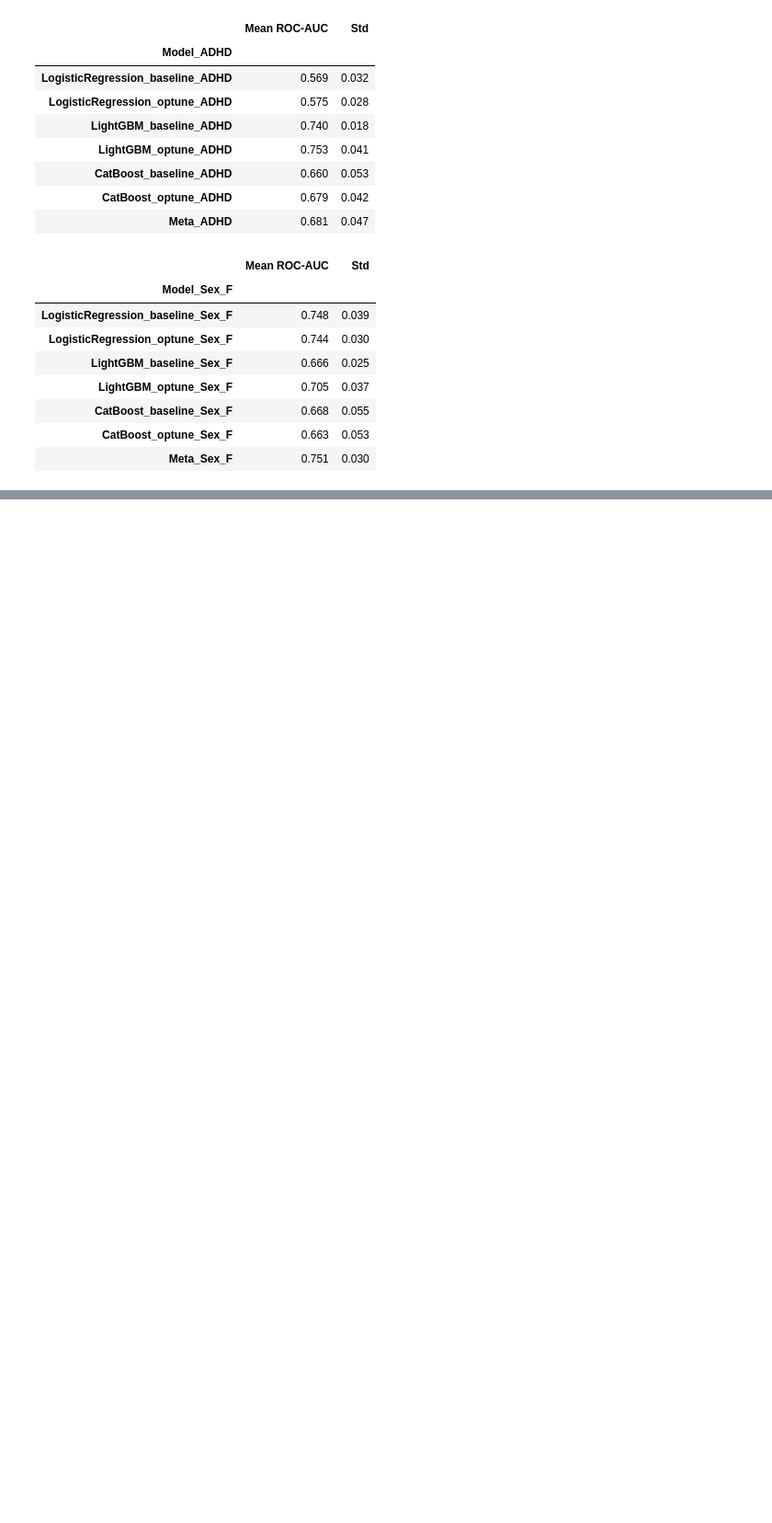
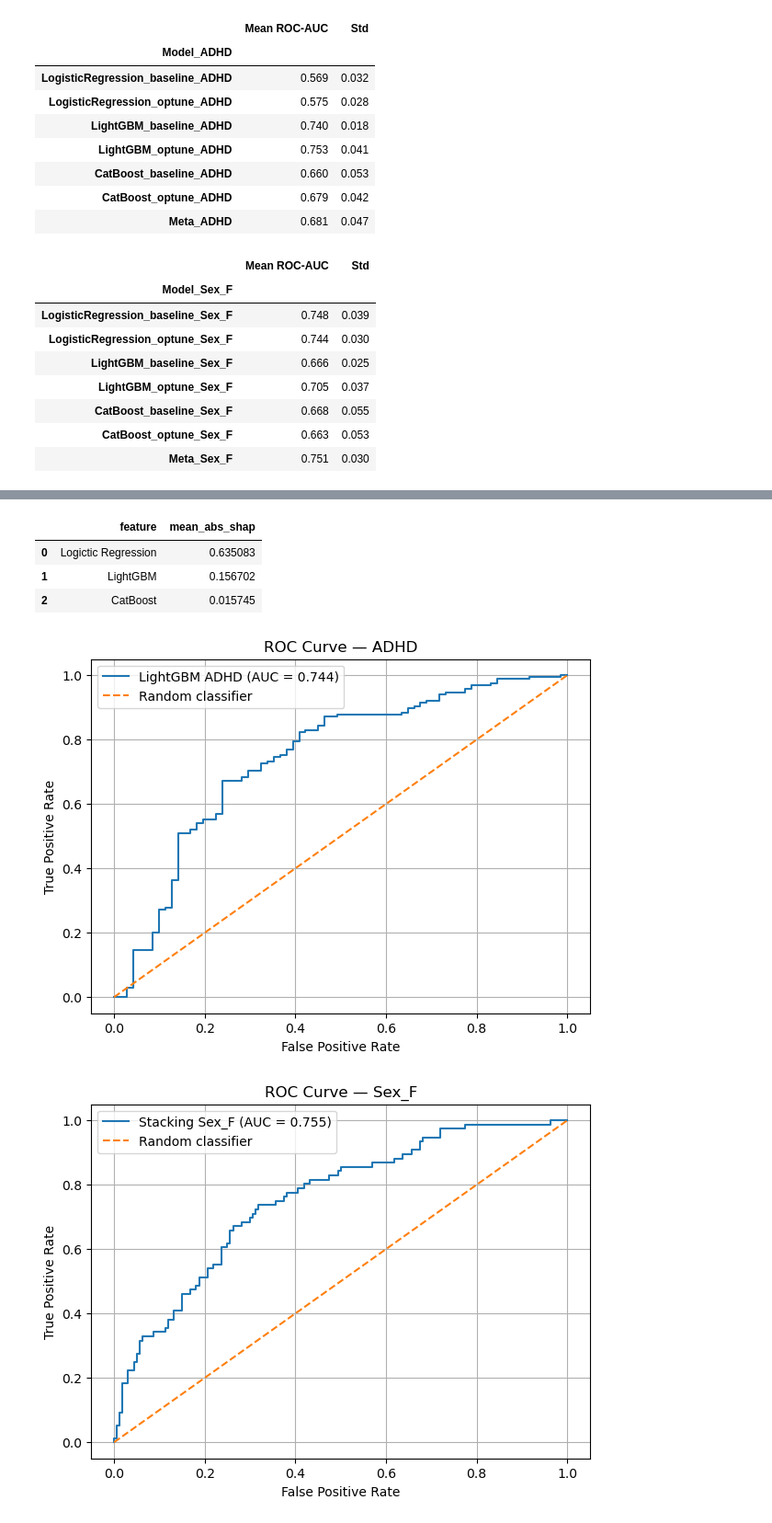
Before and after one commit to lelaalena99/widsdatathon2025, a Jupyter notebook: 4_tuning.ipynb, the cells around one changed output, grey strips where cells are left out. Shown at 92% size. Drawn from its saved outputs; the diff is of its cells as text; code cells hidden in the pictures; blank space fills up the shorter version.

```diff
--- a/4_tuning.ipynb
+++ b/4_tuning.ipynb
@@ -1508,0 +1535,65 @@ round(metrics_final.set_index('model'), 3)
+# %%
+feature_names = (X_meta_test_2.columns if isinstance(X_meta_test_2, pd.DataFrame)
+                                       else [f'Model_{i}' for i in range(X_meta_test_2.shape[1])])
+
+importance_Sex_F = pd.DataFrame({'feature': feature_names,
+                                 'mean_abs_shap': np.abs(shap_Sex_F.values).mean(axis=0)}
+                               ).sort_values('mean_abs_shap', ascending=False).reset_index(drop=True)
+
+display(importance_Sex_F)
+# %% [output]
+|  | feature | mean_abs_shap |
+| 0 | Logictic Regression | 0.635083 |
+| 1 | LightGBM | 0.156702 |
+| 2 | CatBoost | 0.015745 |
+# %%
+# Получаем вероятности положительного класса
+y_score_ADHD = clf_ADHD_lgb.predict_proba(X_test_ADHD)[:, 1]
+y_score_Sex_F = meta_model_2.predict_proba(X_meta_test_2)[:, 1]
+
+
+# Строим ROC-кривые
+fpr_ADHD, tpr_ADHD, _ = roc_curve(y_test_ADHD, y_score_ADHD)
+
+fpr_Sex_F, tpr_Sex_F, _ = roc_curve(y_test_Sex_F, y_score_Sex_F)
+
+# Считаем ROC-AUC
+auc_ADHD = roc_auc_score(y_test_ADHD, y_score_ADHD)
+auc_Sex_F = roc_auc_score(y_test_Sex_F, y_score_Sex_F)
+
+
+# График ADHD
+plt.figure(figsize=(7, 5))
+
+plt.plot(fpr_ADHD,
+         tpr_ADHD,
+         label=f'LightGBM ADHD (AUC = {auc_ADHD:.3f})')
+
+plt.plot([0, 1], [0, 1], linestyle='--', label='Random classifier')
+
+plt.xlabel('False Positive Rate')
+plt.ylabel('True Positive Rate')
+plt.title('ROC Curve — ADHD')
+plt.legend()
+plt.grid()
+plt.show()
+
+
+# График Sex_F
+plt.figure(figsize=(7, 5))
+
+plt.plot(fpr_Sex_F,
+         tpr_Sex_F,
+         label=f'Stacking Sex_F (AUC = {auc_Sex_F:.3f})')
+
+plt.plot([0, 1], [0, 1], linestyle='--', label='Random classifier')
+
+plt.xlabel('False Positive Rate')
+plt.ylabel('True Positive Rate')
+plt.title('ROC Curve — Sex_F')
+plt.legend()
+plt.grid()
+plt.show()
+# %% [output]
+[figure, added]
+[figure, added]
```
Also changed, not shown: parts of 38 cells of this notebook, 1 other file.
